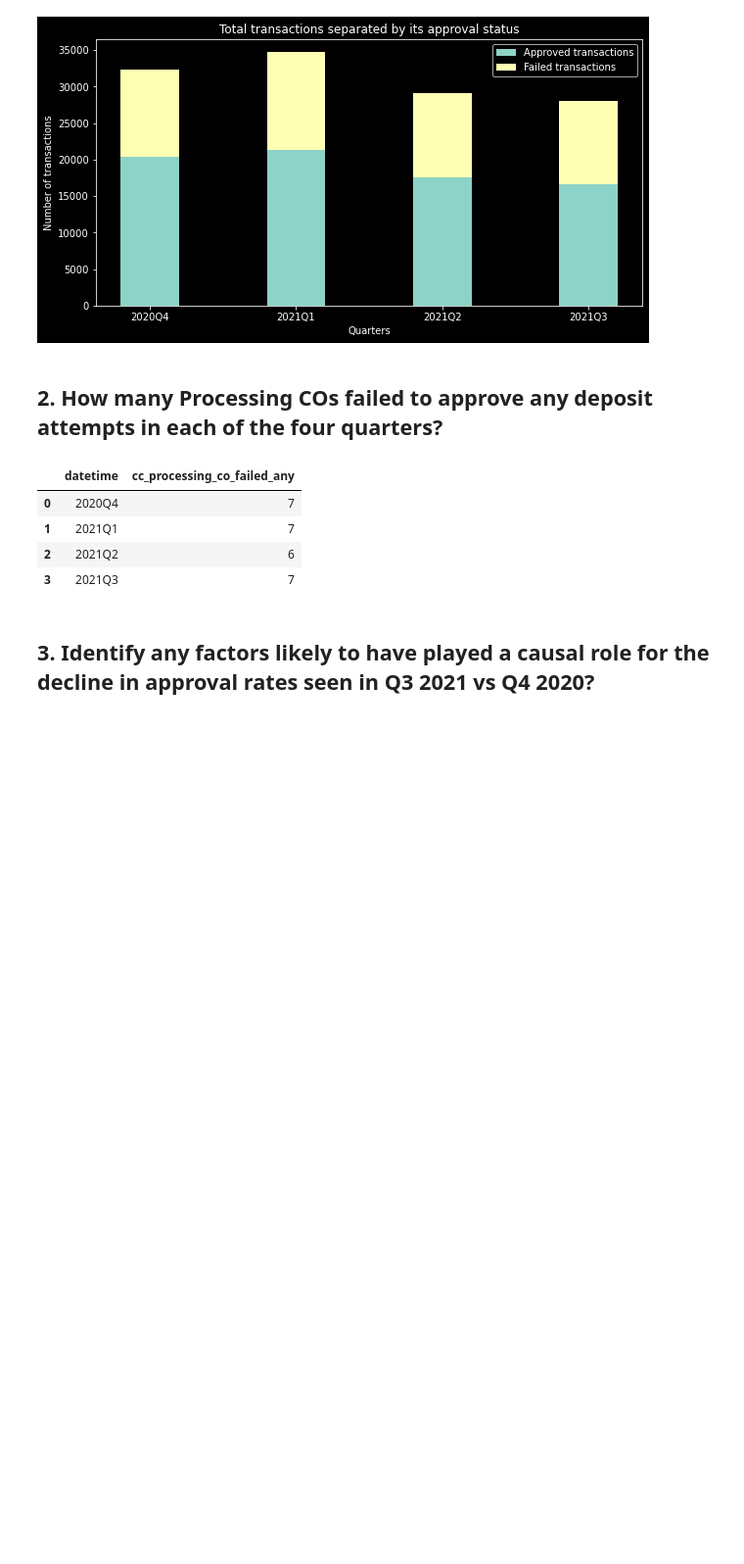
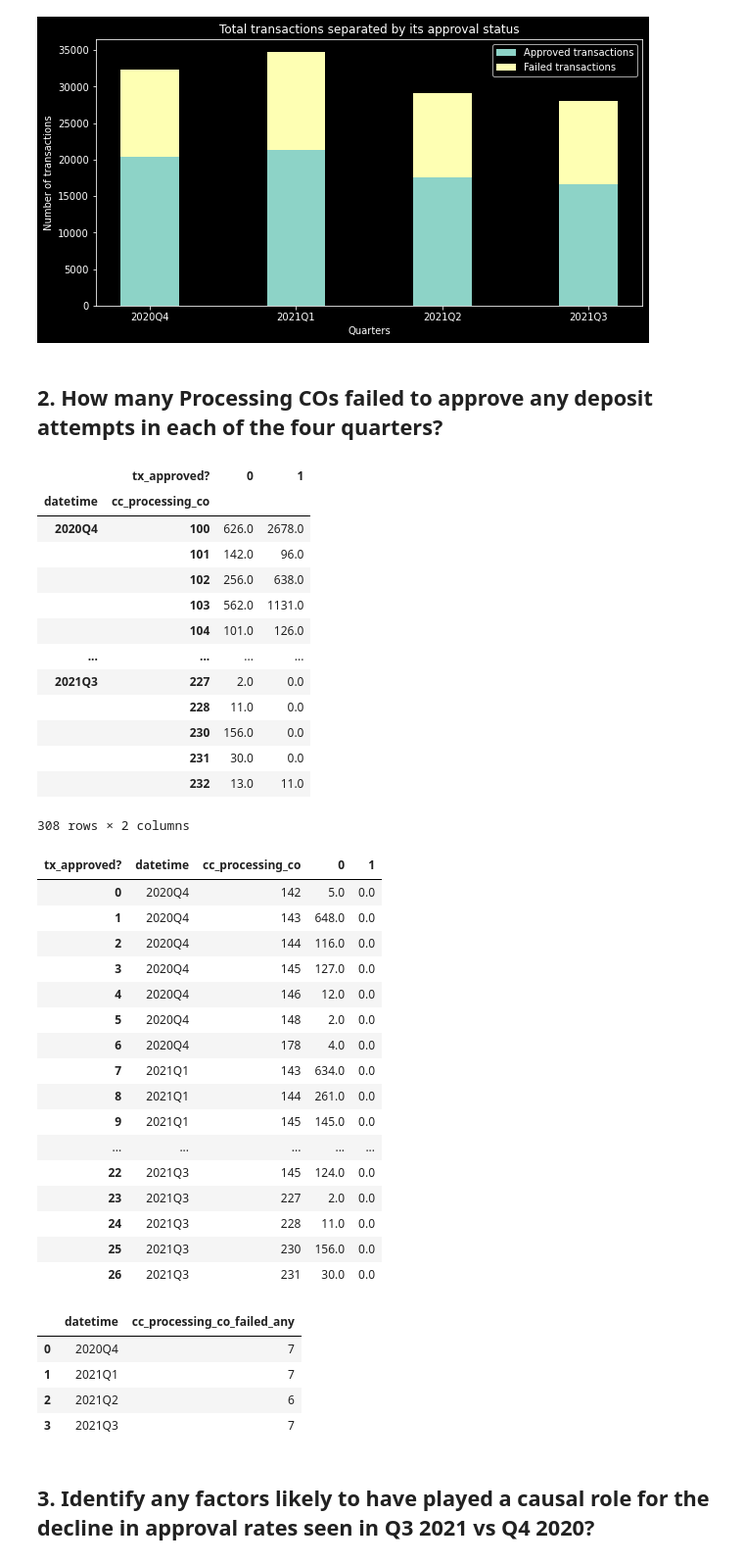
Before and after one commit to ferseguias/ft_interview_test, a Jupyter notebook: credit_card_deposits.ipynb, the cells around one changed output. Shown: that part at 98% size. Cells and saved outputs as stored; diff of their text form; code cells hidden in the pictures; blank space fills up the shorter version.

```diff
--- a/credit_card_deposits.ipynb
+++ b/credit_card_deposits.ipynb
@@ -80,15 +81,48 @@ plt.show()
 ## 2. How many Processing COs failed to approve any deposit attempts in each of the four quarters?
 # %%
 cc_processing_co_failure = cc_deposits.groupby([cc_deposits.index.to_period('Q'), 'cc_processing_co'])['tx_approved?'].value_counts().unstack().replace(np.nan, 0)
+display(cc_processing_co_failure)
 cc_processing_co_failure = cc_processing_co_failure.loc[cc_processing_co_failure[1] == 0].reset_index()
+display(cc_processing_co_failure)
 cc_processing_co_failure = cc_processing_co_failure.groupby('datetime')['cc_processing_co'].count().reset_index().rename(columns={'cc_processing_co':'cc_processing_co_failed_any'})
 display(pd.DataFrame(cc_processing_co_failure))
 # %% [output]
-|  | datetime | cc_processing_co_failed_any |
-| 0 | 2020Q4 | 7 |
-| 1 | 2021Q1 | 7 |
-| 2 | 2021Q2 | 6 |
-| 3 | 2021Q3 | 7 |
+|  | tx_approved? | 0 | 1 |
+| datetime | cc_processing_co |  |  |
+| 2020Q4 | 100 | 626.0 | 2678.0 |
+|  | 101 | 142.0 | 96.0 |
+|  | 102 | 256.0 | 638.0 |
+|  | 103 | 562.0 | 1131.0 |
+|  | 104 | 101.0 | 126.0 |
+| ... | ... | ... | ... |
+| 2021Q3 | 227 | 2.0 | 0.0 |
+|  | 228 | 11.0 | 0.0 |
+|  | 230 | 156.0 | 0.0 |
+|  | 231 | 30.0 | 0.0 |
+|  | 232 | 13.0 | 11.0 |
+308 rows × 2 columns
+| tx_approved? | datetime | cc_processing_co | 0 | 1 |
+| 0 | 2020Q4 | 142 | 5.0 | 0.0 |
+| 1 | 2020Q4 | 143 | 648.0 | 0.0 |
+| 2 | 2020Q4 | 144 | 116.0 | 0.0 |
+| 3 | 2020Q4 | 145 | 127.0 | 0.0 |
+| 4 | 2020Q4 | 146 | 12.0 | 0.0 |
+| 5 | 2020Q4 | 148 | 2.0 | 0.0 |
+| 6 | 2020Q4 | 178 | 4.0 | 0.0 |
+| 7 | 2021Q1 | 143 | 634.0 | 0.0 |
+| 8 | 2021Q1 | 144 | 261.0 | 0.0 |
+| 9 | 2021Q1 | 145 | 145.0 | 0.0 |
+| ... | ... | ... | ... | ... |
+| 22 | 2021Q3 | 145 | 124.0 | 0.0 |
+| 23 | 2021Q3 | 227 | 2.0 | 0.0 |
+| 24 | 2021Q3 | 228 | 11.0 | 0.0 |
+| 25 | 2021Q3 | 230 | 156.0 | 0.0 |
+| 26 | 2021Q3 | 231 | 30.0 | 0.0 |
+|  | datetime | cc_processing_co_failed_any |
+| 0 | 2020Q4 | 7 |
+| 1 | 2021Q1 | 7 |
+| 2 | 2021Q2 | 6 |
+| 3 | 2021Q3 | 7 |
 # %% [markdown]
 ## 3. Identify any factors likely to have played a causal role for the decline in approval rates seen in Q3 2021 vs Q4 2020?
 # %% [markdown]
```
Also changed, not shown: parts of 7 cells of this notebook.
